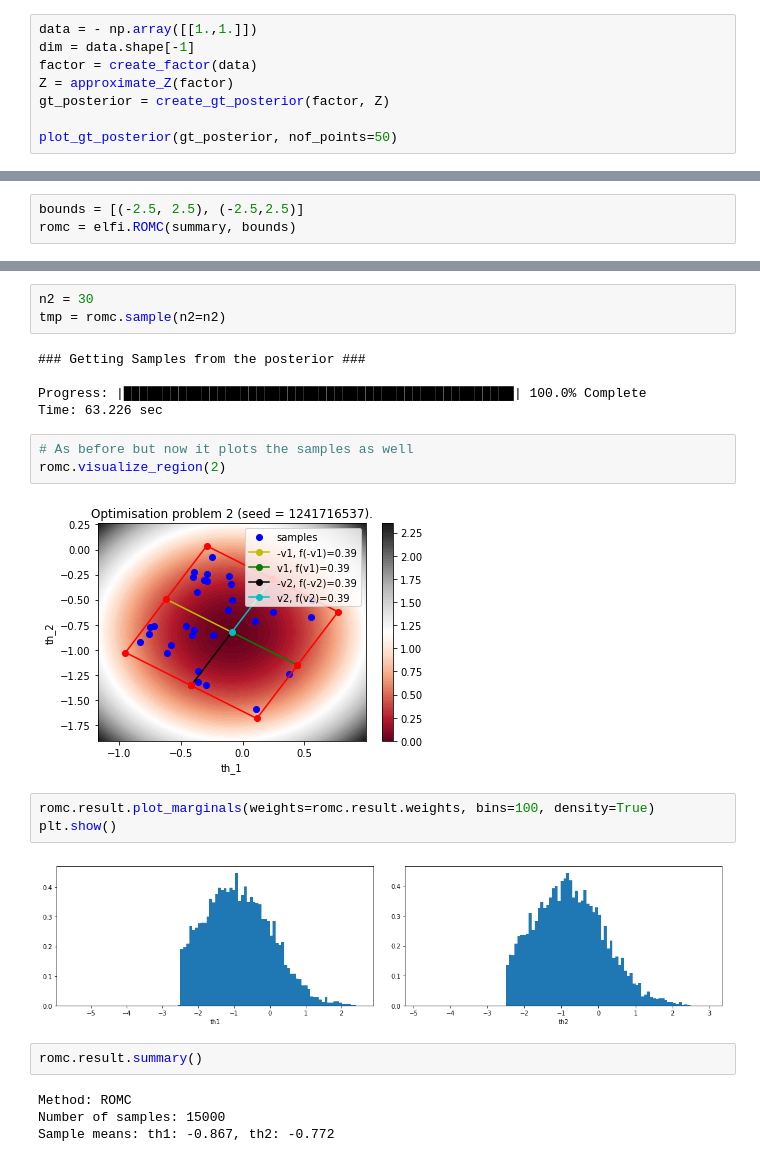
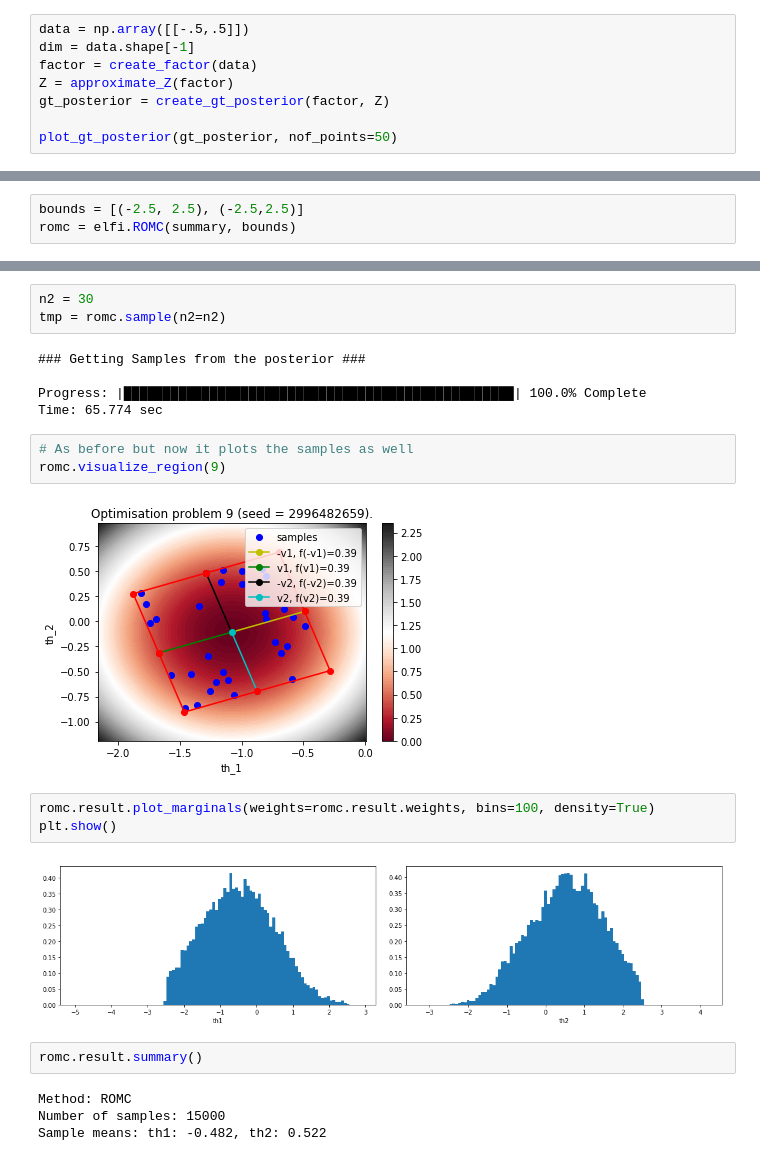
Before and after one commit to givasile/edinburgh-thesis, a Jupyter notebook: notebook_examples/example_2D.ipynb, the cells around one changed output, grey strips where cells are left out. Saved outputs shown, nothing was run; the diff lists cells and outputs as text.

```diff
--- a/notebook_examples/example_2D.ipynb
+++ b/notebook_examples/example_2D.ipynb
@@ -94,7 +94,7 @@ def plot_gt_posterior(posterior, nof_points):
     plt.ylabel("th_2")
     plt.show(block=False)
 # %%
-data = - np.array([[1.,1.]])
+data = np.array([[-.5,.5]])
 dim = data.shape[-1]
 factor = create_factor(data)
 Z = approximate_Z(factor)
@@ -185,21 +185,21 @@ tmp = romc.sample(n2=n2)
 ### Getting Samples from the posterior ###
 
 Progress: |██████████████████████████████████████████████████| 100.0% Complete
-Time: 63.226 sec
+Time: 65.774 sec
 # %%
 # As before but now it plots the samples as well
-romc.visualize_region(2)
+romc.visualize_region(9)
 # %% [output]
-[figure, old version]
+[figure, new version]
 # %%
 romc.result.plot_marginals(weights=romc.result.weights, bins=100, density=True)
 plt.show()
 # %% [output]
-[figure, old version]
+[figure, new version]
 # %%
 romc.result.summary()
 # %% [output]
 Method: ROMC
 Number of samples: 15000
-Sample means: th1: -0.867, th2: -0.772
+Sample means: th1: -0.482, th2: 0.522
 # %%
```
Also changed, not shown: parts of 8 cells of this notebook, 2 other files.
